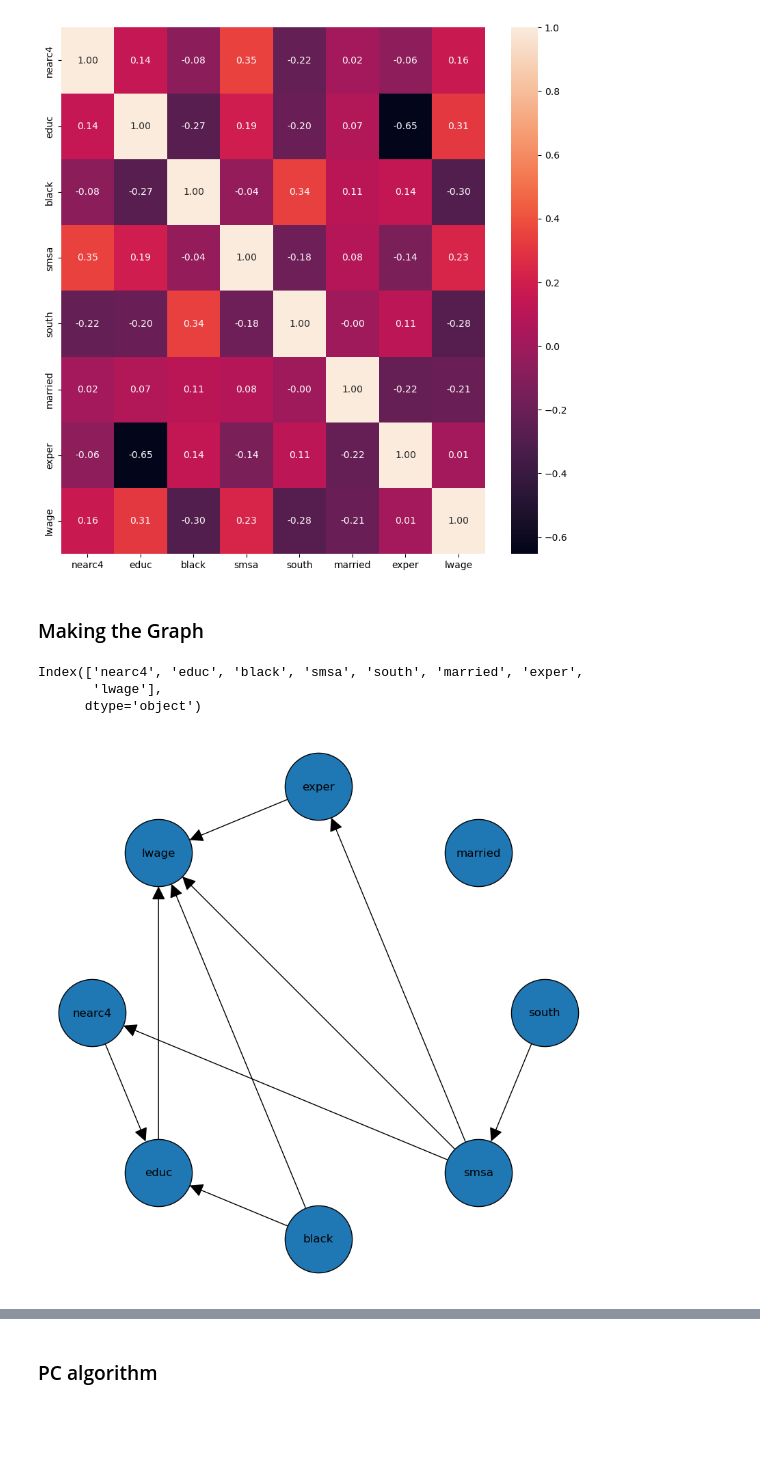
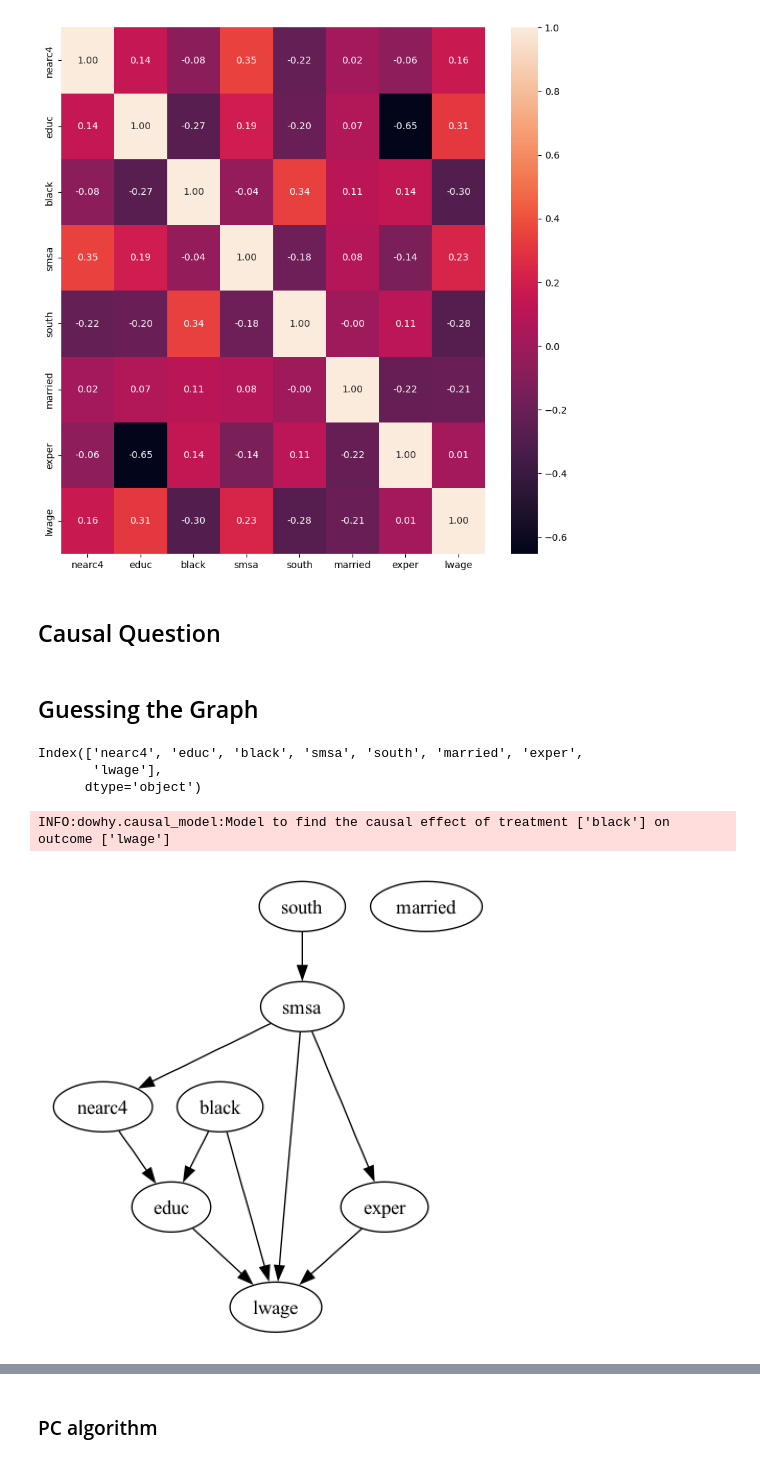
Before and after one commit to jerbeario/CasualPresentation, a Jupyter notebook: earnings/sandbox.ipynb, the cells around one changed output, grey strips where cells are left out. Drawn from its saved outputs; the diff is of its cells as text; code cells hidden in the pictures; blank space fills up the shorter version.

```diff
--- a/earnings/sandbox.ipynb
+++ b/earnings/sandbox.ipynb
@@ -105,8 +111,30 @@ sns.heatmap(df.corr(), annot=True, fmt=".2f", ax=ax)
 # %% [output]
 <Axes: >
 [figure]
+# %% [markdown]
+## Causal Question
+# %%
+# # how does being near a 4 year college affect earnings?
+# treatment = 'nearc4'
+# outcome = 'lwage'
+
+# # estimate the causal effect of education on earings
+# treatment = 'educ'
+# outcome = 'lwage'
+
+# estimate the causal effect of being black on earnings
+treatment = 'black'
+outcome = 'lwage'
+
+# # estimate the causal effect of work experience on earnings
+# treatment = 'exper'
+# outcome = 'lwage'
+
+# #estiamte the causal effect of living in the south on earnings
+# treatment = 'south'
+# outcome = 'lwage'
 # %% [markdown]
-### Making the Graph
+## Guessing the Graph
 # %%
 df.columns
 # %% [output]
@@ -114,20 +142,28 @@ Index(['nearc4', 'educ', 'black', 'smsa', 'south', 'married', 'exper',
        'lwage'],
       dtype='object')
 # %%
-G = nx.DiGraph()
-G.add_nodes_from(df.columns)
-G.add_edges_from([('south', 'smsa'),
+guess = nx.DiGraph()
+guess.add_nodes_from(df.columns)
+guess.add_edges_from([('south', 'smsa'),
                    ('smsa', 'nearc4'),
                    ('nearc4', 'educ'),
                    ('educ', 'lwage'),
                    ('black', 'educ'),
                    ('black', 'lwage'),
                    ('smsa', 'exper'),
                    ('exper', 'lwage'),
                    ('smsa', 'lwage')
                      ])
-plt.figure(figsize=(8,8))
 
-nx.draw_shell(G, with_labels=True, arrowsize = 30, node_size = 5000, edgecolors='black', font_size=12)
+guess_model = CausalModel(
+    data=df,
+    treatment=treatment,
+    outcome=outcome,
+    graph=guess,
+
+)
+
+guess_model.view_model(file_name='earnings/guess_model')
 # %% [output]
+INFO:dowhy.causal_model:Model to find the causal effect of treatment ['black'] on outcome ['lwage']
-[figure, old version]
+[figure, new version]
```
Also changed, not shown: parts of 28 cells of this notebook.
